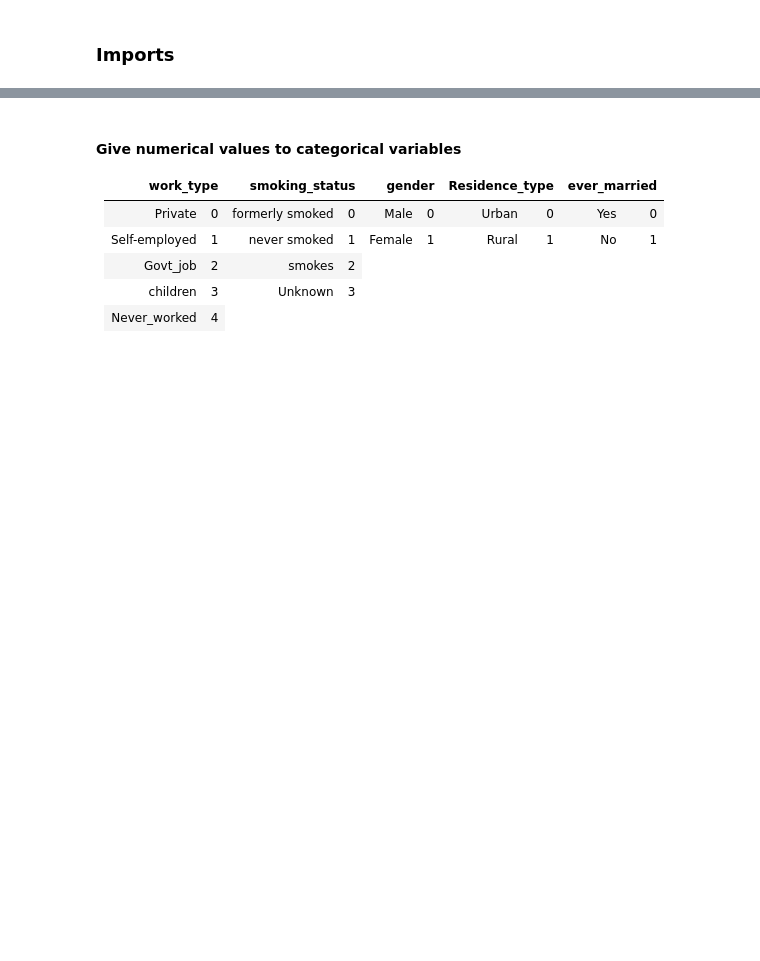
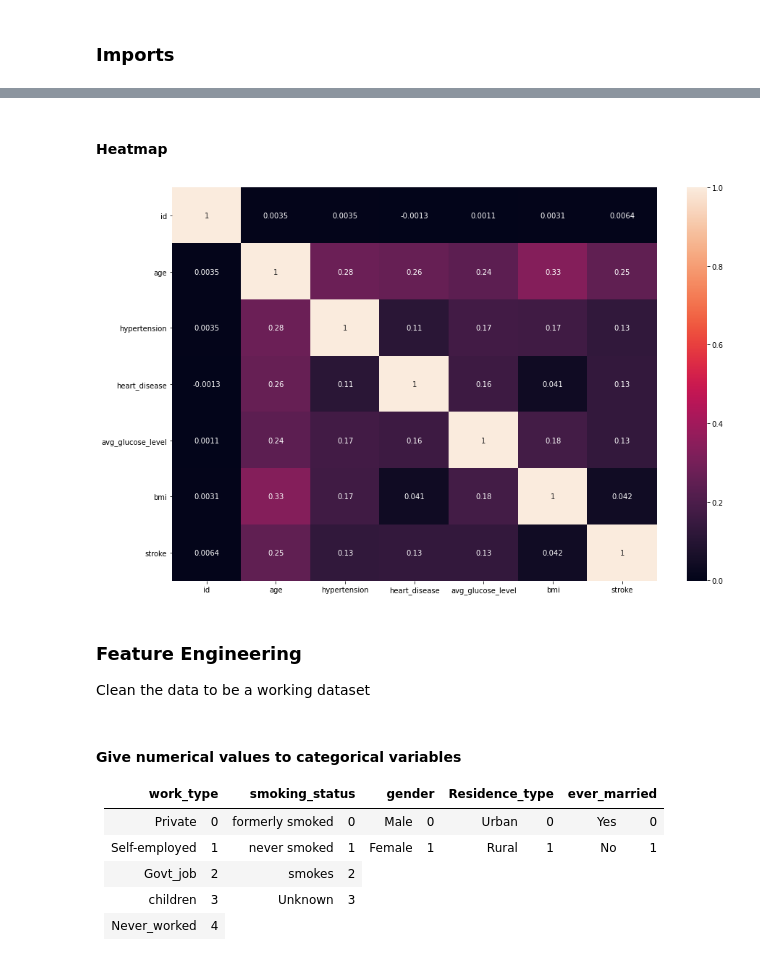
Before and after one commit to sallahbaksh/Stroke-EDA-Predictor, a Jupyter notebook: LogisticRegression.ipynb, the cells around one changed output, grey strips where cells are left out. Drawn from its saved outputs; the diff is of its cells as text; code cells hidden in the pictures; blank space fills up the shorter version.

```diff
--- a/LogisticRegression.ipynb
+++ b/LogisticRegression.ipynb
@@ -13 +25,14 @@ from imblearn.over_sampling import SMOTE
+# %% [markdown]
+#### Heatmap
+# %%
+# heatmap - visualize correlation
+plt.figure(figsize=(15,10))
+heatMap = data.corr()
+sns.heatmap(heatMap, annot=True)
+plt.show()
+# %% [output]
+[figure, added]
+# %% [markdown]
+### Feature Engineering
+Clean the data to be a working dataset
 # %%
```
Also changed, not shown: parts of 16 cells of this notebook.
